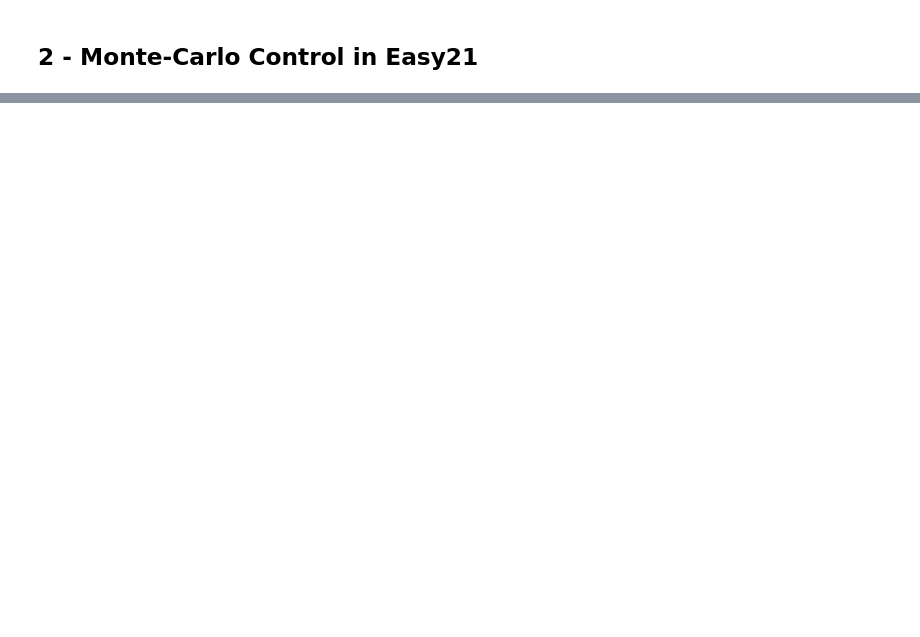
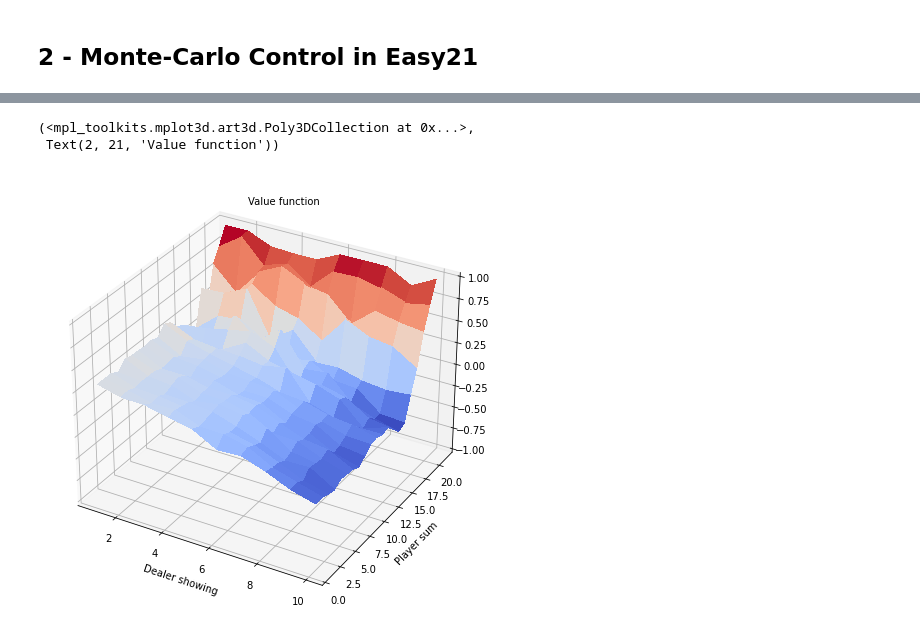
Before and after one commit to bflammers/reinforcement_learning, a Jupyter notebook: notebooks/easy21.ipynb, the cells around one changed output, grey strips where cells are left out. Drawn from its saved outputs; the diff is of its cells as text; code cells hidden in the pictures; blank space fills up the shorter version.

```diff
--- a/notebooks/easy21.ipynb
+++ b/notebooks/easy21.ipynb
@@ -185,33 +192,0 @@ agent = TDAgent(
-# %%
-t_start = perf_counter()
-
-for i in range(n_episodes):
-
-    # Checkpoint: print progress and store value function
-    if i % episodes_per_checkpoint == 0:
-
-        time_elapsed =  perf_counter() - t_start
-        mean_reward = np.array(rewards).mean() if rewards else 0
-        print_progress(i, n_episodes, time_elapsed, mean_reward)
-        t_start = perf_counter()
-
-        if i > 1:
-            checkpoints.append(checkpoint(i, mean_reward, agent.get_V()))
-
-    # Reset environment and agent
-    env.reset()
-    agent.reset_episode()
-
-    s = env.get_state()
-    a = agent.step(s)
-
-    while not s.terminal:
-
-        # Take step, first environment using action, then agent using next state
-        next_s, R = env.step(a)
-
-        # Optimize Q
-        a = agent.optimize([Transition(s, a, next_s, R)])
-
-        # Set state, action to next state, next action
-        s = copy(next_s)
@@ -236,0 +195,8 @@ plot_value_function(df_V)
+# %%
+n_episodes = 100000
+n_checkpoints = 20
+
+episodes_per_checkpoint = round(n_episodes / n_checkpoints)
+rewards = deque(maxlen=episodes_per_checkpoint)
+
+checkpoint = namedtuple("checkpoint", ("i", "mean_reward", "V"))
@@ -236,0 +269,8 @@ plot_value_function(df_V)
+# %%
+df_V = td_agent.get_V()
+
+plot_value_function(df_V)
+# %% [output]
+(<mpl_toolkits.mplot3d.art3d.Poly3DCollection at 0x...>,
+ Text(2, 21, 'Value function'))
+[figure, added]
```
Also changed, not shown: parts of 20 cells of this notebook, 4 other files.
